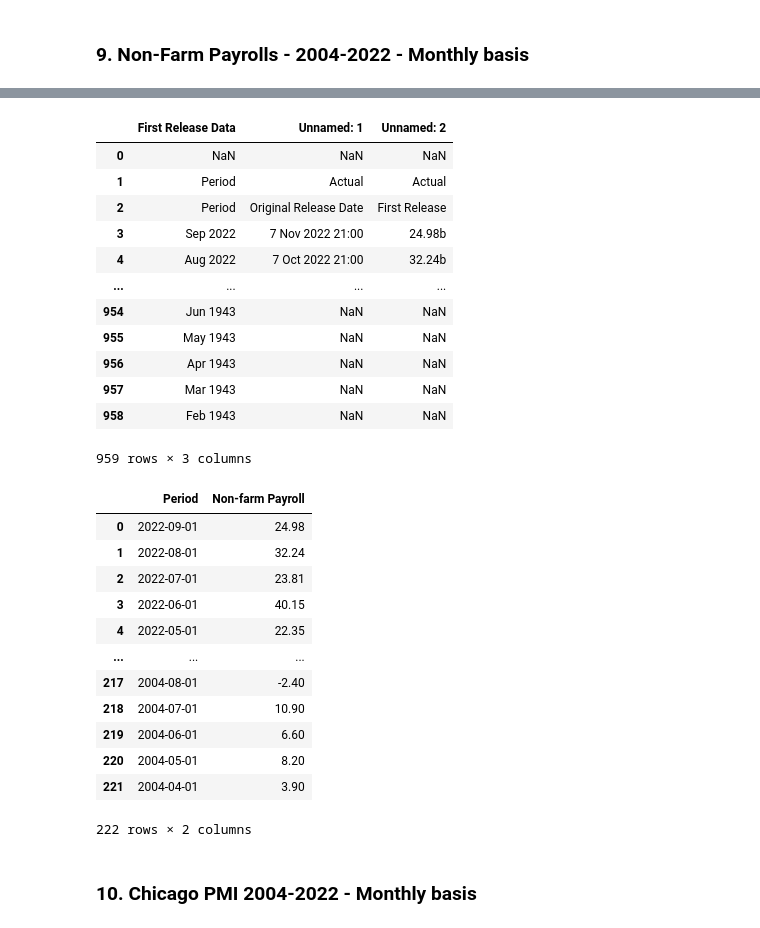
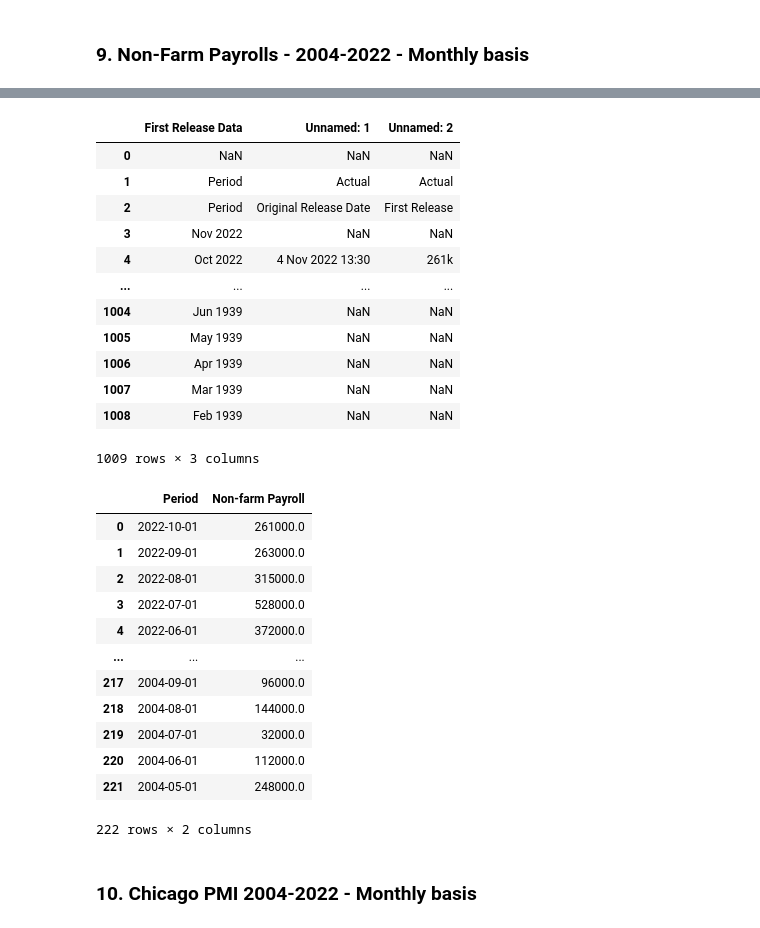
Before and after one commit to RaphHer/Project_Final_Ironhack, a Jupyter notebook: 2. Exploring the data .ipynb, the cells around one changed output, grey strips where cells are left out. Drawn from its saved outputs; the diff is of its cells as text; code cells hidden in the pictures.

```diff
--- a/2. Exploring the data .ipynb
+++ b/2. Exploring the data .ipynb
@@ -632,20 +656,20 @@ df_ccpi_us.to_csv (r'C:\Users\rapha\OneDrive\ironhack\projects\Project_Final_Iro
 # %%
-df_nfp_us = pd.read_excel(r".\raw data\Economic Indicator_United States Consumer Credit__24 Nov 2022.xlsx", sheet_name = "First Release Data")
+df_nfp_us = pd.read_excel(r".\raw data\Economic Indicator_United States Non-Farm Payrolls__24 Nov 2022.xlsx", sheet_name = "First Release Data")
 df_nfp_us
 # %% [output]
 |  | First Release Data | Unnamed: 1 | Unnamed: 2 |
 | 0 | NaN | NaN | NaN |
 | 1 | Period | Actual | Actual |
 | 2 | Period | Original Release Date | First Release |
-| 3 | Sep 2022 | 7 Nov 2022 21:00 | 24.98b |
-| 4 | Aug 2022 | 7 Oct 2022 21:00 | 32.24b |
+| 3 | Nov 2022 | NaN | NaN |
+| 4 | Oct 2022 | 4 Nov 2022 13:30 | 261k |
 | ... | ... | ... | ... |
-| 954 | Jun 1943 | NaN | NaN |
-| 955 | May 1943 | NaN | NaN |
-| 956 | Apr 1943 | NaN | NaN |
-| 957 | Mar 1943 | NaN | NaN |
-| 958 | Feb 1943 | NaN | NaN |
+| 1004 | Jun 1939 | NaN | NaN |
+| 1005 | May 1939 | NaN | NaN |
+| 1006 | Apr 1939 | NaN | NaN |
+| 1007 | Mar 1939 | NaN | NaN |
+| 1008 | Feb 1939 | NaN | NaN |
-959 rows × 3 columns
+1009 rows × 3 columns
 # %%
 # Rename the column with the right name
 df_nfp_us.rename(columns={'First Release Data': 'Period',
@@ -684,17 +708,17 @@ df_nfp_us.rename(columns={'First Release': 'Non-farm Payroll'}, inplace=True, er
 df_nfp_us
 # %% [output]
 |  | Period | Non-farm Payroll |
-| 0 | 2022-09-01 | 24.98 |
-| 1 | 2022-08-01 | 32.24 |
-| 2 | 2022-07-01 | 23.81 |
-| 3 | 2022-06-01 | 40.15 |
-| 4 | 2022-05-01 | 22.35 |
+| 0 | 2022-10-01 | 261000.0 |
+| 1 | 2022-09-01 | 263000.0 |
+| 2 | 2022-08-01 | 315000.0 |
+| 3 | 2022-07-01 | 528000.0 |
+| 4 | 2022-06-01 | 372000.0 |
 | ... | ... | ... |
-| 217 | 2004-08-01 | -2.40 |
-| 218 | 2004-07-01 | 10.90 |
-| 219 | 2004-06-01 | 6.60 |
-| 220 | 2004-05-01 | 8.20 |
-| 221 | 2004-04-01 | 3.90 |
+| 217 | 2004-09-01 | 96000.0 |
+| 218 | 2004-08-01 | 144000.0 |
+| 219 | 2004-07-01 | 32000.0 |
+| 220 | 2004-06-01 | 112000.0 |
+| 221 | 2004-05-01 | 248000.0 |
 222 rows × 2 columns
 # %%
 df_nfp_us.to_csv (r'C:\Users\rapha\OneDrive\ironhack\projects\Project_Final_Ironhack\cleaned data\df_nfp_us.csv', index = None, header=True)
```
Also changed, not shown: parts of 27 cells of this notebook, 9 other files.
